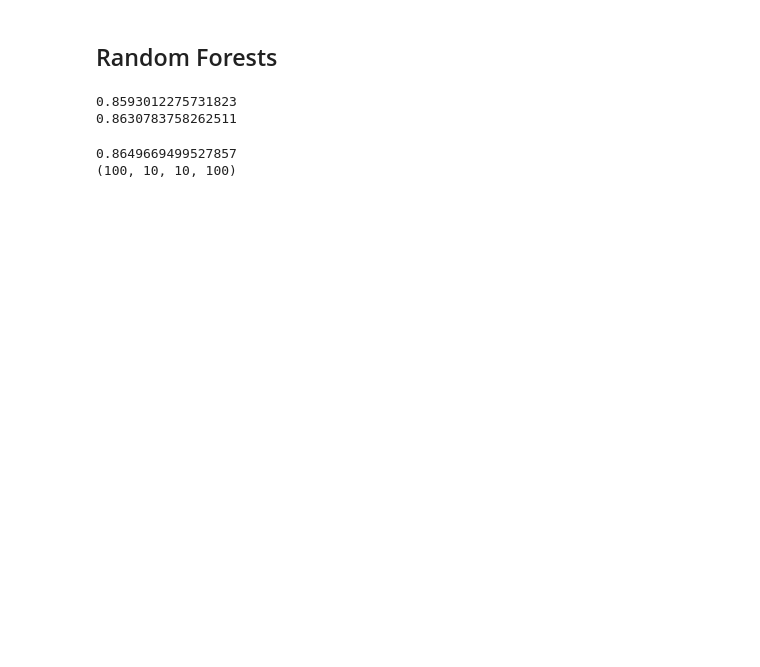
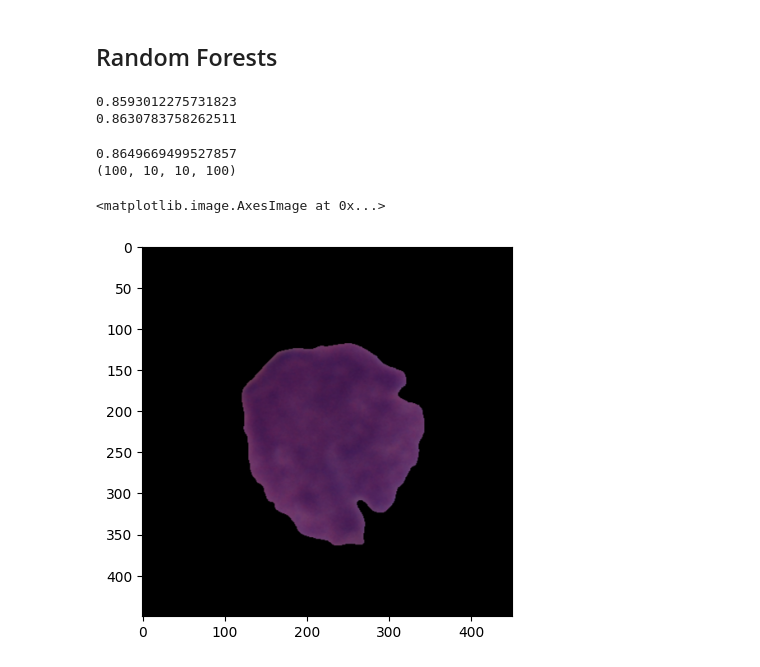
Before and after one commit to CjMoor3/Data-Mining-Final-, a Jupyter notebook: notebooks/main.ipynb, the cells around one changed output. Drawn from its saved outputs; the diff is of its cells as text; code cells hidden in the pictures; blank space fills up the shorter version.

```diff
--- a/notebooks/main.ipynb
+++ b/notebooks/main.ipynb
@@ -105,0 +97,9 @@ print(max_accuracy_params)
+# %%
+hsvImages = get_hsv_images(training_dir_base+fold_0_all_path)
+saturatedImages = get_saturated_images(training_dir_base+fold_0_all_path)
+# %%
+
+plt.imshow(saturatedImages[2].astype('uint8'))
+# %% [output]
+<matplotlib.image.AxesImage at 0x...>
+[figure, added]
```
Also changed, not shown: parts of 3 cells of this notebook, 1 other file.
